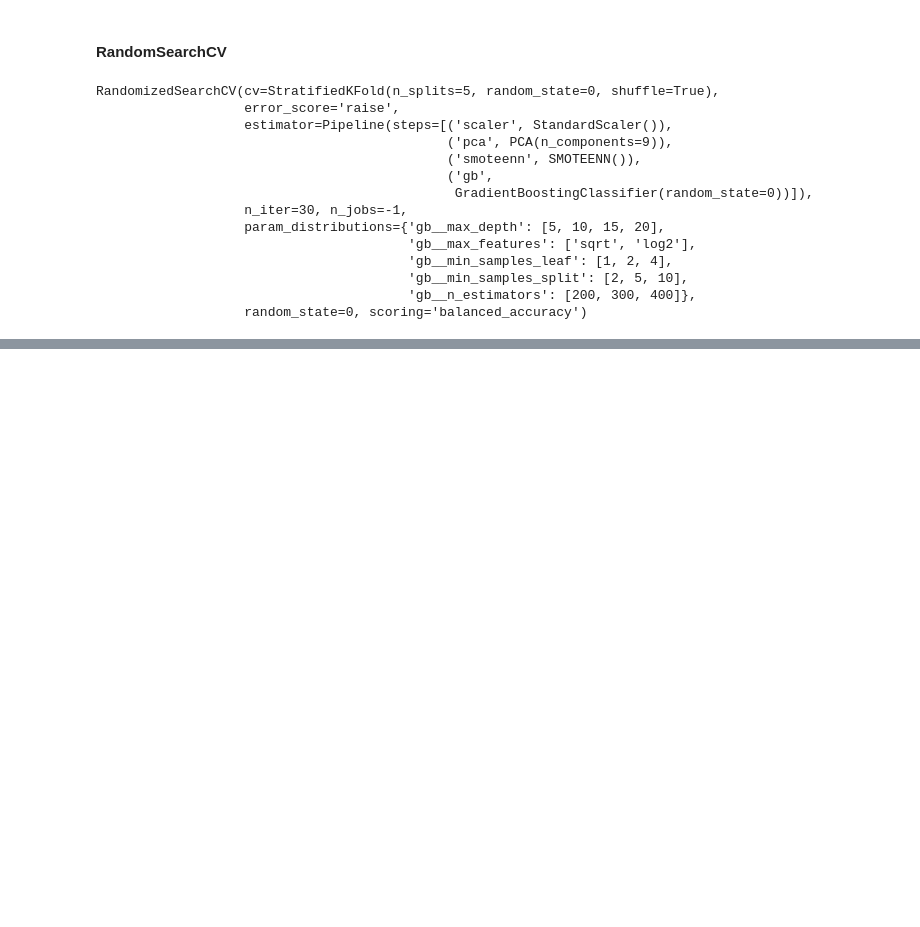
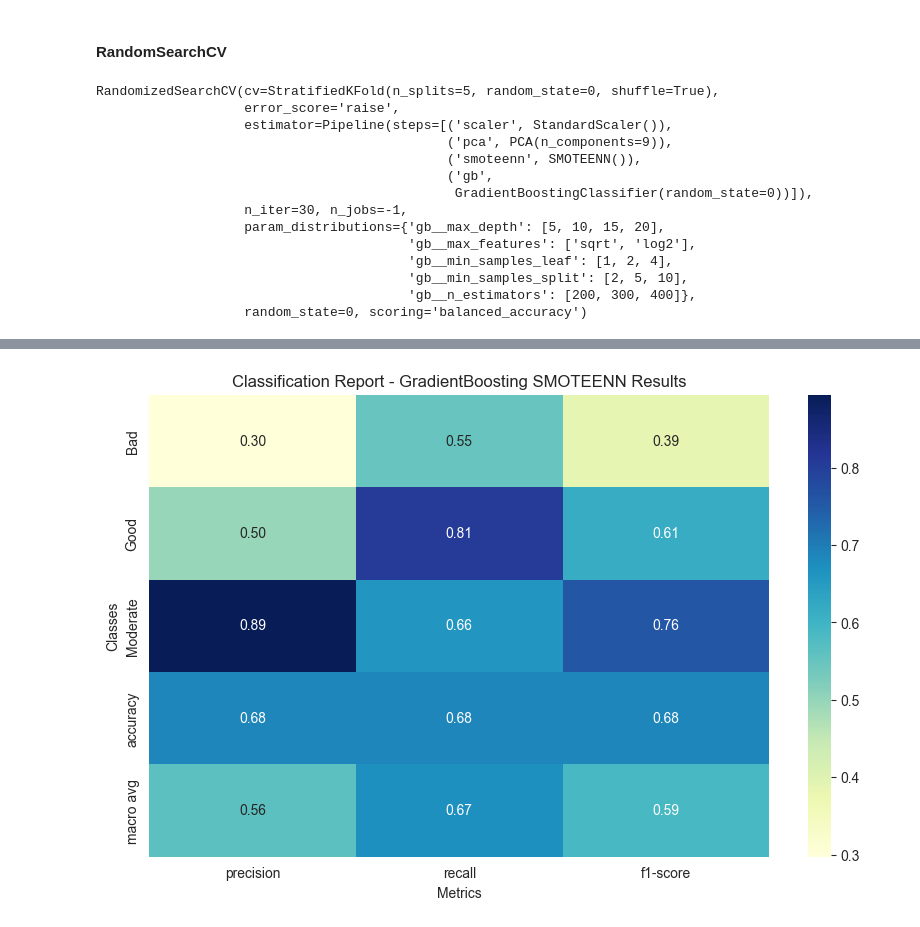
Before and after one commit to gps-stellar/Supervised-Classification-Regression, a Jupyter notebook: Winer-Recognition-Classification/Wine_Recognition_Classification.ipynb, the cells around one changed output, grey strips where cells are left out. Cells and saved outputs as stored; diff of their text form; code cells hidden in the pictures; blank space fills up the shorter version.

```diff
--- a/Winer-Recognition-Classification/Wine_Recognition_Classification.ipynb
+++ b/Winer-Recognition-Classification/Wine_Recognition_Classification.ipynb
@@ -472,0 +486,4 @@ RandomizedSearchCV(cv=StratifiedKFold(n_splits=5, random_state=0, shuffle=True),
+# %%
+plot_classification_report(y_test, y_pred_smten, "GradientBoosting SMOTEENN Results")
+# %% [output]
+[figure, added]
```
Also changed, not shown: parts of 4 cells of this notebook.
